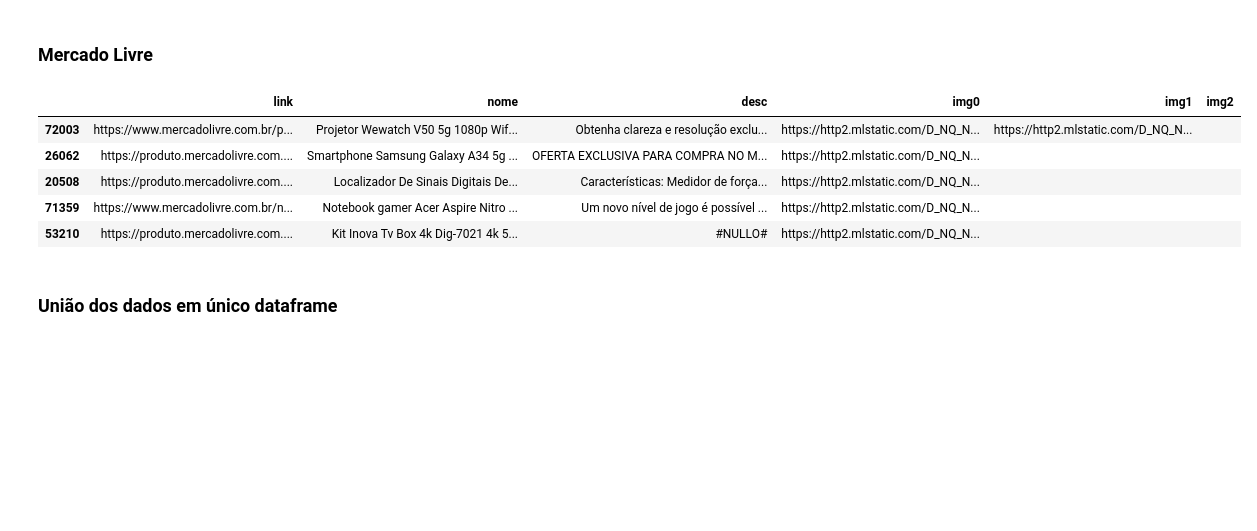
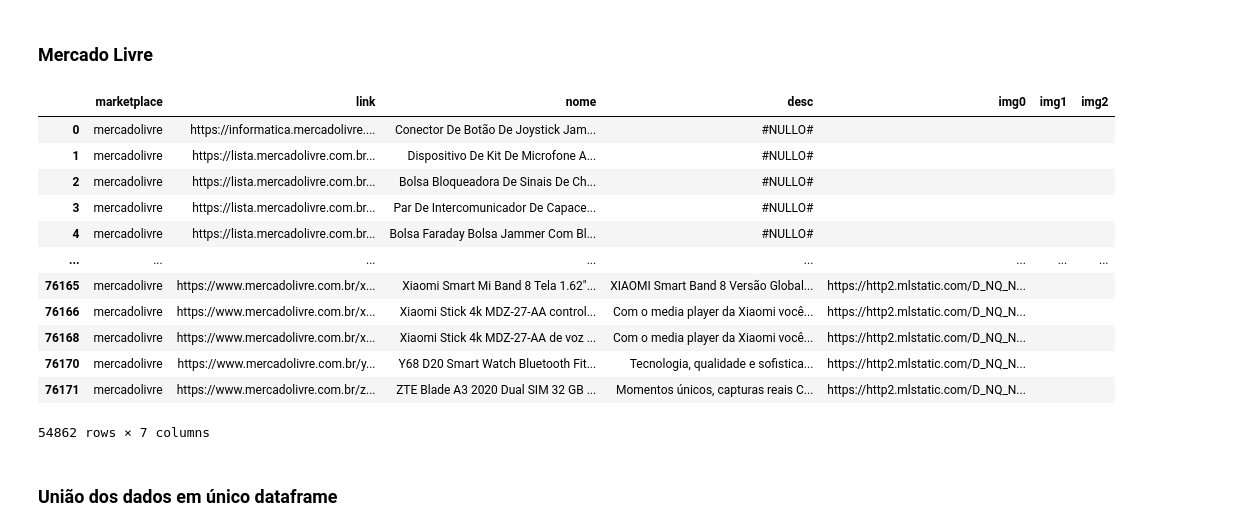
Before and after one commit to InovaFiscaliza/dados-pacp, a Jupyter notebook: sch/notebooks/11_extract_samples_to_label.ipynb, the cells around one changed output. Saved outputs shown, nothing was run; the diff lists cells and outputs as text; code cells hidden in the pictures; blank space fills up the shorter version.

Commit message:
Add marketplace columns to samples

```diff
--- a/sch/notebooks/11_extract_samples_to_label.ipynb
+++ b/sch/notebooks/11_extract_samples_to_label.ipynb
@@ -163,23 +193,34 @@ df_magalu.sample(5)
 # %%
 file_ml_reindexed = '../datasets/ml_redindexed.parquet.gzip'
 df_ml = pd.read_parquet(file_ml_reindexed)
 
+df_ml = df_ml.drop_duplicates(subset='Nome')
+
 columns_to_keep = ['Link', 'Nome', 'Descrição', 'Imagem', 'Imagens' ]
 df_ml = df_ml[columns_to_keep]
 
+df_ml['marketplace'] = 'mercadolivre'
+
 df_ml[['img0','img1','img2']] = df_ml[['Imagem', 'Imagens']].apply(lambda row: extract_magalu_images(row),axis=1)
-columns_to_keep = ['Link', 'Nome', 'Descrição', 'img0','img1','img2']
+columns_to_keep = ['marketplace', 'Link', 'Nome', 'Descrição', 'img0','img1','img2']
 df_ml = df_ml[columns_to_keep]
-df_ml.columns = ['link', 'nome', 'desc', 'img0', 'img1', 'img2']
+df_ml.columns = ['marketplace', 'link', 'nome', 'desc', 'img0', 'img1', 'img2']
 
-df_ml.sample(5)
+df_ml
 # %% [output]
-|  | link | nome | desc | img0 | img1 | img2 |
-| 72003 | https://www.mercadolivre.com.br/p... | Projetor Wewatch V50 5g 1080p Wif... | Obtenha clareza e resolução exclu... | https://http2.mlstatic.com/D_NQ_N... | https://http2.mlstatic.com/D_NQ_N... |  |
-| 26062 | https://produto.mercadolivre.com.... | Smartphone Samsung Galaxy A34 5g ... | OFERTA EXCLUSIVA PARA COMPRA NO M... | https://http2.mlstatic.com/D_NQ_N... |  |  |
-| 20508 | https://produto.mercadolivre.com.... | Localizador De Sinais Digitais De... | Características: Medidor de força... | https://http2.mlstatic.com/D_NQ_N... |  |  |
-| 71359 | https://www.mercadolivre.com.br/n... | Notebook gamer Acer Aspire Nitro ... | Um novo nível de jogo é possível ... | https://http2.mlstatic.com/D_NQ_N... |  |  |
-| 53210 | https://produto.mercadolivre.com.... | Kit Inova Tv Box 4k Dig-7021 4k 5... | #NULLO# | https://http2.mlstatic.com/D_NQ_N... |  |  |
+|  | marketplace | link | nome | desc | img0 | img1 | img2 |
+| 0 | mercadolivre | https://informatica.mercadolivre.... | Conector De Botão De Joystick Jam... | #NULLO# |  |  |  |
+| 1 | mercadolivre | https://lista.mercadolivre.com.br... | Dispositivo De Kit De Microfone A... | #NULLO# |  |  |  |
+| 2 | mercadolivre | https://lista.mercadolivre.com.br... | Bolsa Bloqueadora De Sinais De Ch... | #NULLO# |  |  |  |
+| 3 | mercadolivre | https://lista.mercadolivre.com.br... | Par De Intercomunicador De Capace... | #NULLO# |  |  |  |
+| 4 | mercadolivre | https://lista.mercadolivre.com.br... | Bolsa Faraday Bolsa Jammer Com Bl... | #NULLO# |  |  |  |
+| ... | ... | ... | ... | ... | ... | ... | ... |
+| 76165 | mercadolivre | https://www.mercadolivre.com.br/x... | Xiaomi Smart Mi Band 8 Tela 1.62"... | XIAOMI Smart Band 8 Versão Global... | https://http2.mlstatic.com/D_NQ_N... |  |  |
+| 76166 | mercadolivre | https://www.mercadolivre.com.br/x... | Xiaomi Stick 4k MDZ-27-AA control... | Com o media player da Xiaomi você... | https://http2.mlstatic.com/D_NQ_N... |  |  |
+| 76168 | mercadolivre | https://www.mercadolivre.com.br/x... | Xiaomi Stick 4k MDZ-27-AA de voz ... | Com o media player da Xiaomi você... | https://http2.mlstatic.com/D_NQ_N... |  |  |
+| 76170 | mercadolivre | https://www.mercadolivre.com.br/y... | Y68 D20 Smart Watch Bluetooth Fit... | Tecnologia, qualidade e sofistica... | https://http2.mlstatic.com/D_NQ_N... |  |  |
+| 76171 | mercadolivre | https://www.mercadolivre.com.br/z... | ZTE Blade A3 2020 Dual SIM 32 GB ... | Momentos únicos, capturas reais C... | https://http2.mlstatic.com/D_NQ_N... |  |  |
+54862 rows × 7 columns
 # %% [markdown]
 ### União dos dados em único dataframe
 # %%
```
Also changed, not shown: parts of 16 cells of this notebook.
